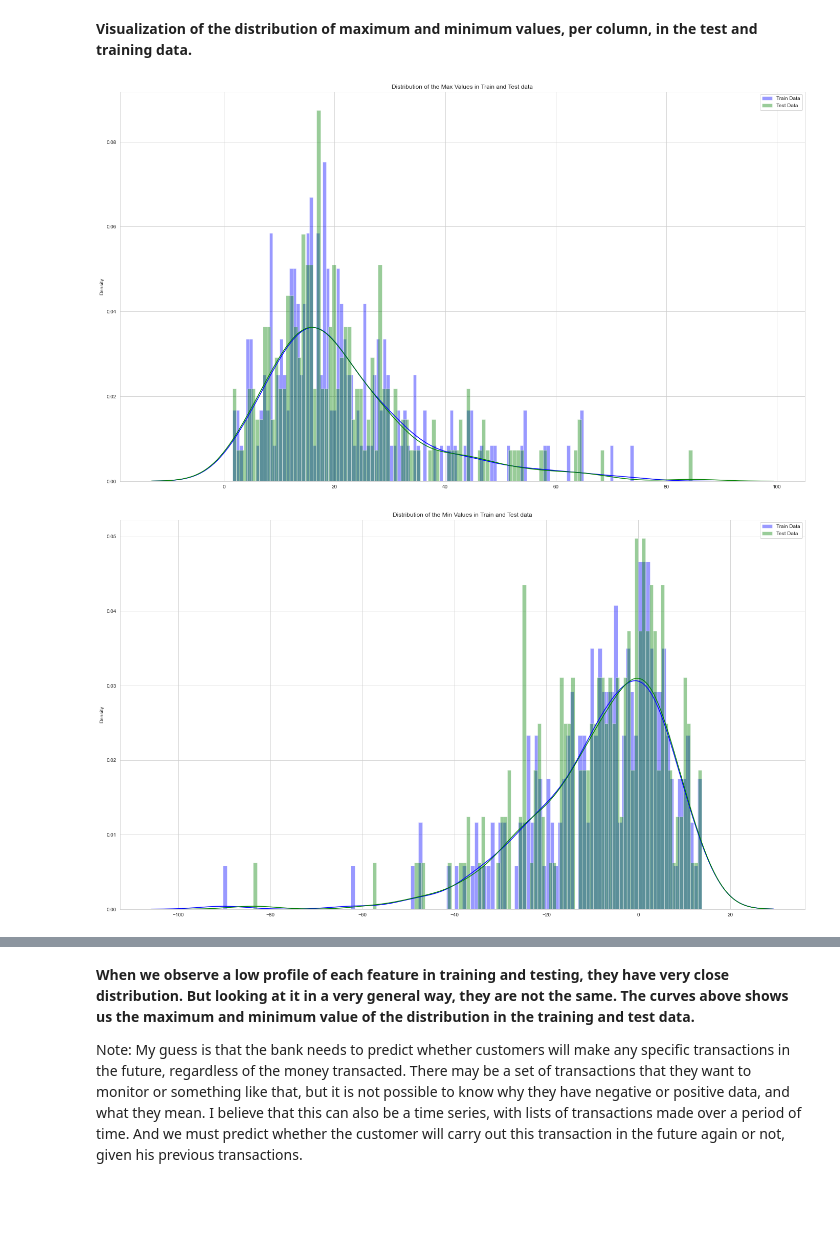
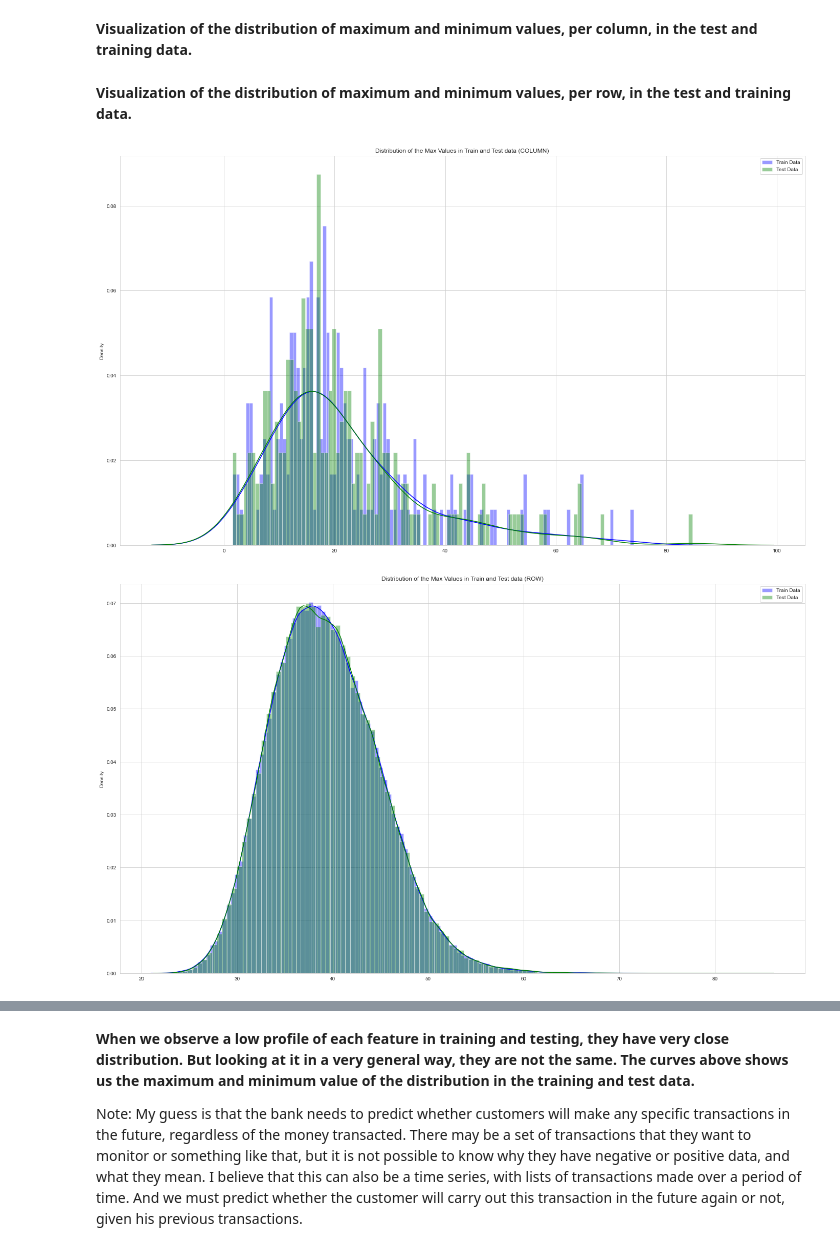
Before and after one commit to mirianfsilva/santander-customer-transaction-prediction, a Jupyter notebook: transaction-prediction.ipynb, the cells around one changed output, grey strips where cells are left out. Drawn from its saved outputs; the diff is of its cells as text; code cells hidden in the pictures; blank space fills up the shorter version.

```diff
--- a/transaction-prediction.ipynb
+++ b/transaction-prediction.ipynb
@@ -202,10 +222,46 @@ def plotting_min_distribution(df1, df2, features):
-# %%
-features = train_data.columns.values[2:200]
-plotting_max_distribution(train_data, test_data, features)
-# %% [output]
-[figure, removed]
-# %%
-features = train_data.columns.values[2:200]
-plotting_min_distribution(train_data, test_data, features)
-# %% [output]
-[figure, removed]
+# %% [markdown]
+**Visualization of the distribution of maximum and minimum values, per row, in the test and training data.**
+# %%
+def plotting_max_row_distribution(df1, df2, features):
+
+    plt.figure(figsize=(24,14))
+
+    plt.title("Distribution of the Max Values in Train and Test data (ROW)")
+    sns.distplot(df1[features].max(axis=1), color="blue", kde=True, bins=120, label="Train Data")
+    sns.distplot(df2[features].max(axis=1), color="green", kde=True, bins=120, label="Test Data")
+    plt.legend()
+
+def plotting_min_row_distribution(df1, df2, features):
+
+    plt.figure(figsize=(24,14))
+
+    plt.title("Distribution of the Min Values in Train and Test data (ROW)")
+    sns.distplot(df1[features].min(axis=1), color="blue", kde=True, bins=120, label="Train Data")
+    sns.distplot(df2[features].min(axis=1), color="green", kde=True, bins=120, label="Test Data")
+    plt.legend()
+
+def plotting_mean_row_distribution(df1, df2, features):
+
+    plt.figure(figsize=(24,14))
+
+    plt.title("Distribution of the Mean Values in Train and Test data (ROW)")
+    sns.distplot(df1[features].mean(axis=1), color="blue", kde=True, bins=120, label="Train Data")
+    sns.distplot(df2[features].mean(axis=1), color="green", kde=True, bins=120, label="Test Data")
+    plt.legend()
+
+
+def plotting_std_row_distribution(df1, df2, features):
+    plt.figure(figsize=(24,14))
+
+    plt.title("Distribution of the Standard deviation in Train and Test data (ROW)")
+    sns.distplot(df1[features].std(axis=1), color="blue", kde=True, bins=120, label="Train Data")
+    sns.distplot(df2[features].std(axis=1), color="green", kde=True, bins=120, label="Test Data")
+    plt.legend()
+
+features = train_data.columns.values[2:200]
+# %%
+plotting_max_distribution(train_data, test_data, features)
+plotting_max_row_distribution(train_data, test_data, features)
+# %% [output]
+[figure, added]
+[figure, added]
```
Also changed, not shown: parts of 8 cells of this notebook.
